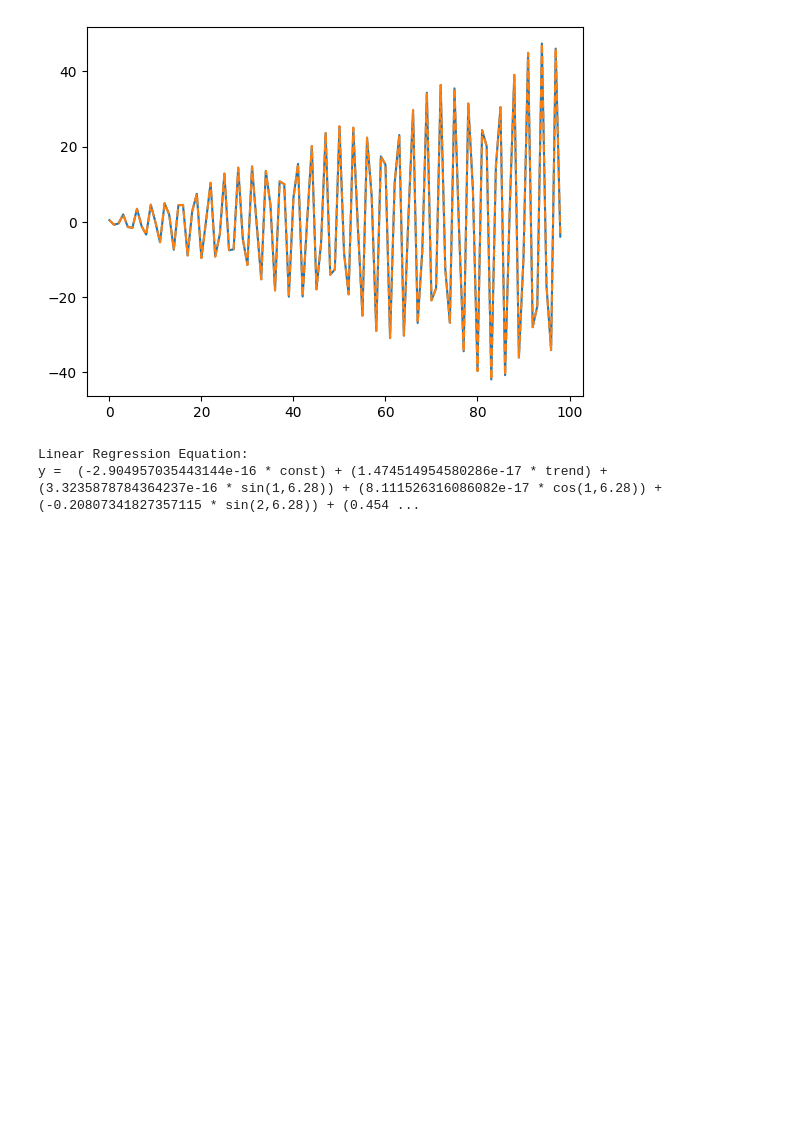
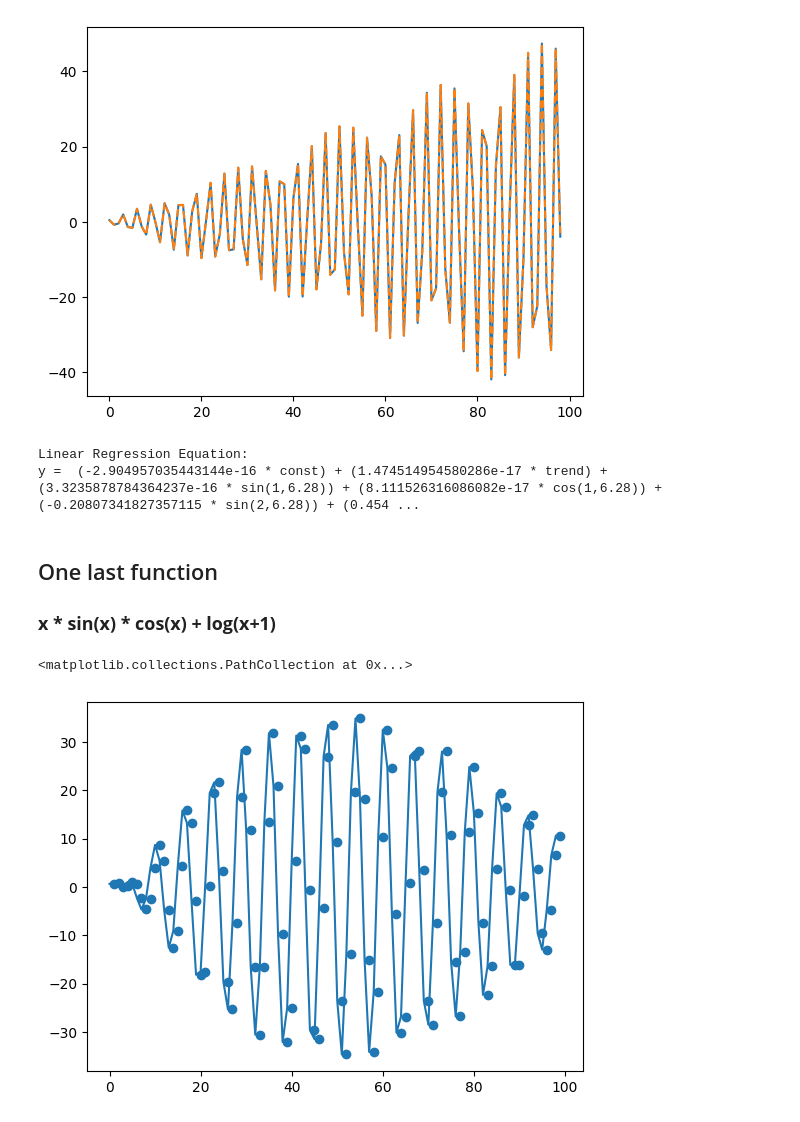
Before and after one commit to CaioMaxximus/Exploring-Different-Curves-with-Linear-Regression, a Jupyter notebook: creating-diferent-curves-with-linear-regression.ipynb, the cells around one changed output. Saved outputs shown, nothing was run; the diff lists cells and outputs as text; code cells hidden in the pictures; blank space fills up the shorter version.

Commit message:
Kaggle Notebook | Recreating different kinds of curves with LR | Version 3

```diff
--- a/creating-diferent-curves-with-linear-regression.ipynb
+++ b/creating-diferent-curves-with-linear-regression.ipynb
@@ -374,3 +374,16 @@ print(equation)
 # %% [output]
 Linear Regression Equation:
 y =  (-2.904957035443144e-16 * const) + (1.474514954580286e-17 * trend) + (3.3235878784364237e-16 * sin(1,6.28)) + (8.111526316086082e-17 * cos(1,6.28)) + (-0.20807341827357115 * sin(2,6.28)) + (0.454 ...
+# %% [markdown]
+## One last function
+### **x * sin(x) * cos(x) + log(x+1)**
+# %%
+last_non_linear_data = ( train_data * np.sin(train_data) * (np.cos(np.log(train_data + 1))) )
+# plt.plot(np.sin(train_data),linestyle = "--")
+# plt.plot(np.cos(train_data),linestyle = "--")
+
+plt.plot(last_non_linear_data)
+plt.scatter(train_data ,last_non_linear_data)
+# %% [output]
+<matplotlib.collections.PathCollection at 0x...>
+[figure, added]
```
Also changed, not shown: parts of 6 cells of this notebook.
